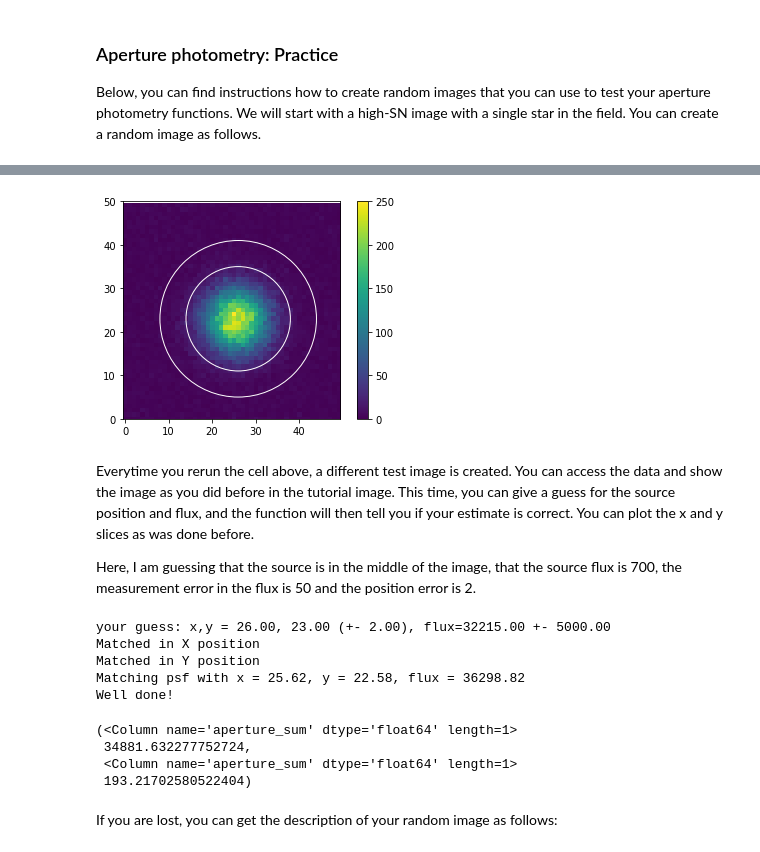
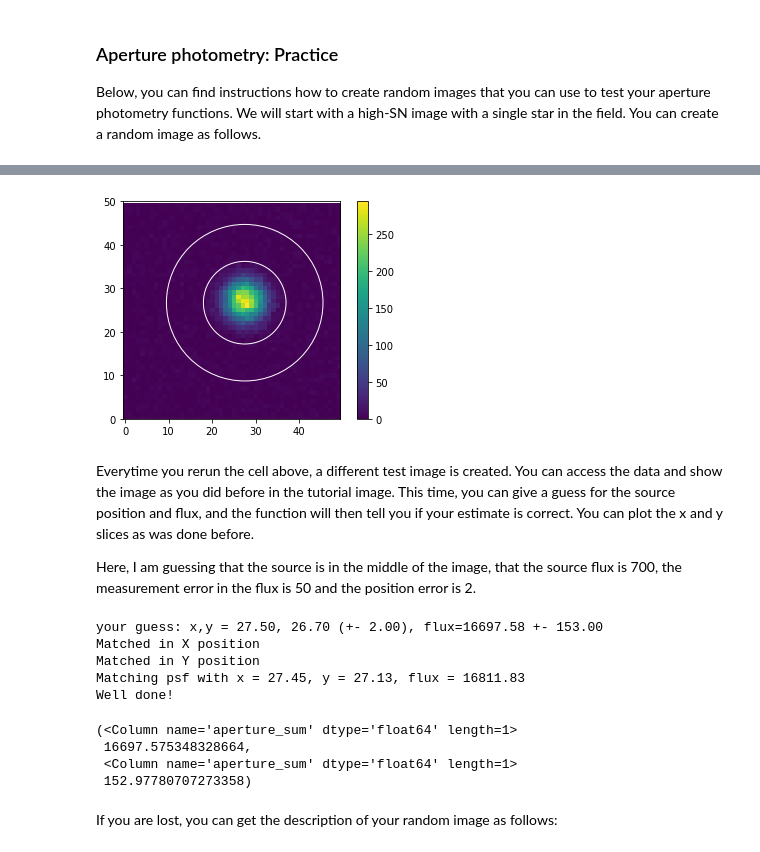
Before and after one commit to Hazel-H/astrolabs-PH30116-, a Jupyter notebook: PH30116/Chapter2_AperturePhotometry.ipynb, the cells around one changed output, grey strips where cells are left out. Cells and saved outputs as stored; diff of their text form; code cells hidden in the pictures.

```diff
--- a/PH30116/Chapter2_AperturePhotometry.ipynb
+++ b/PH30116/Chapter2_AperturePhotometry.ipynb
@@ -374,29 +375,29 @@ This class will simulate a single PSF in the centre of the field with high SN. R
 # %%
 #useful to estimate the centre and radius to use
-ringsky2 = photutils.CircularAnnulus((26, 23), 12, 18)
+ringsky2 = photutils.CircularAnnulus((27.5, 26.7), 9.5, 18)
 test_me.show_ima()
 ringsky2.plot(ec='white')
 # %% [output]
-[figure, old version]
+[figure, new version]
 # %% [markdown]
 Everytime you rerun the cell above, a different test image is created. You can access the data and show the image as you did before in the tutorial image. This time, you can give a guess for the source position and flux, and the function will then tell you if your estimate is correct. You can plot the x and y slices as was done before.
 
 Here, I am guessing that the source is in the middle of the image, that the source flux is 700, the measurement error in the flux is 50 and the position error is 2.
 # %%
-test_me.guess_psf(x=26,y=23,flux=32215, error=5000, poserr=2)
+test_me.guess_psf(x=27.5,y=26.7,flux=16697.575, error=153, poserr=2)
 # %% [output]
-your guess: x,y = 26.00, 23.00 (+- 2.00), flux=32215.00 +- 5000.00
+your guess: x,y = 27.50, 26.70 (+- 2.00), flux=16697.58 +- 153.00
 Matched in X position
 Matched in Y position
-Matching psf with x = 25.62, y = 22.58, flux = 36298.82
+Matching psf with x = 27.45, y = 27.13, flux = 16811.83
 Well done!
 # %%
-ap_phot(image = test_me.get_data(), x=25.6, y=22.6, radius=15, skyx=25.6, skyy=22.6, skyinner=15, skyouter=20, ron=1.41)
+ap_phot(image = test_me.get_data(), x=27.5, y=26.7, radius=9.5, skyx=27.5, skyy=26.7, skyinner=9.5, skyouter=18, ron=3.84)
 # %% [output]
 (<Column name='aperture_sum' dtype='float64' length=1>
- 34881.632277752724,
+ 16697.575348328664,
  <Column name='aperture_sum' dtype='float64' length=1>
- 193.21702580522404)
+ 152.97780707273358)
 # %% [markdown]
 If you are lost, you can get the description of your random image as follows:
 # %%
```
Also changed, not shown: parts of 31 cells of this notebook, 39 other files.
